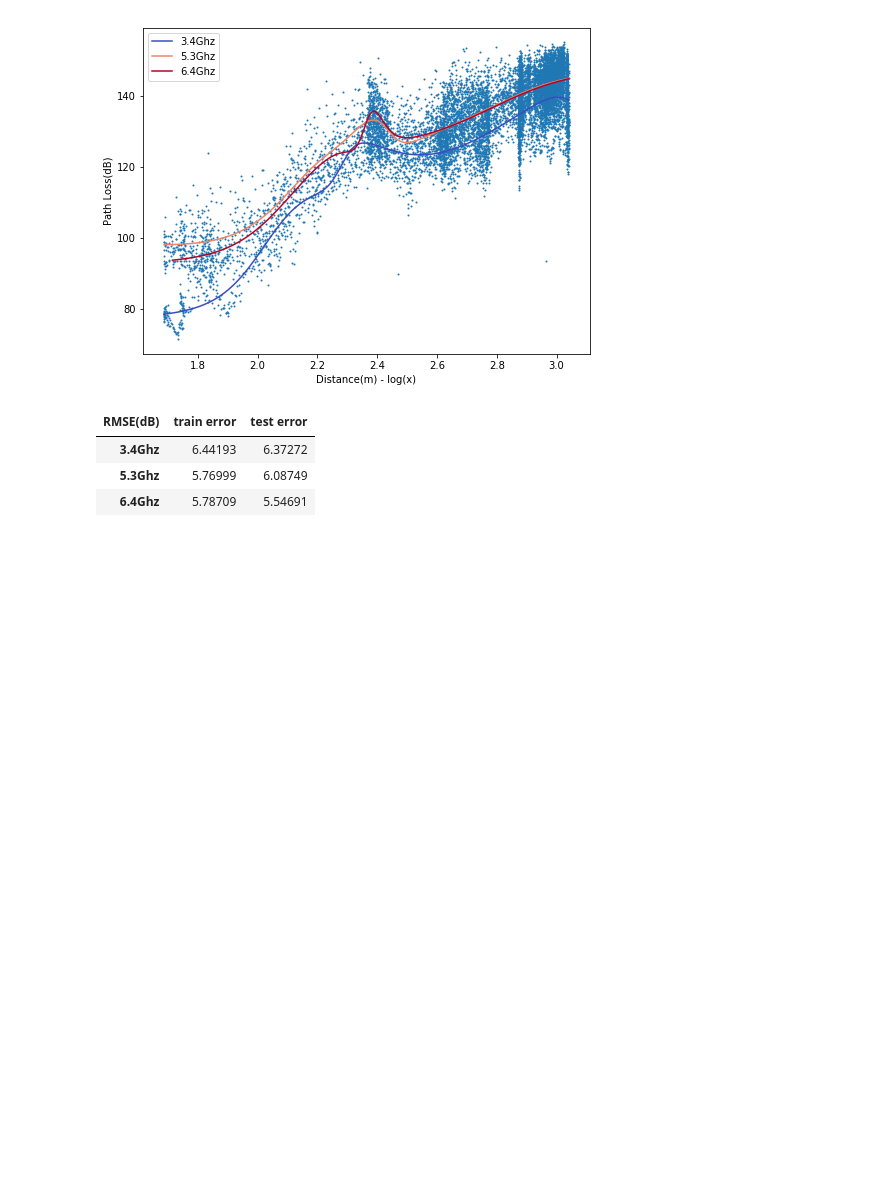
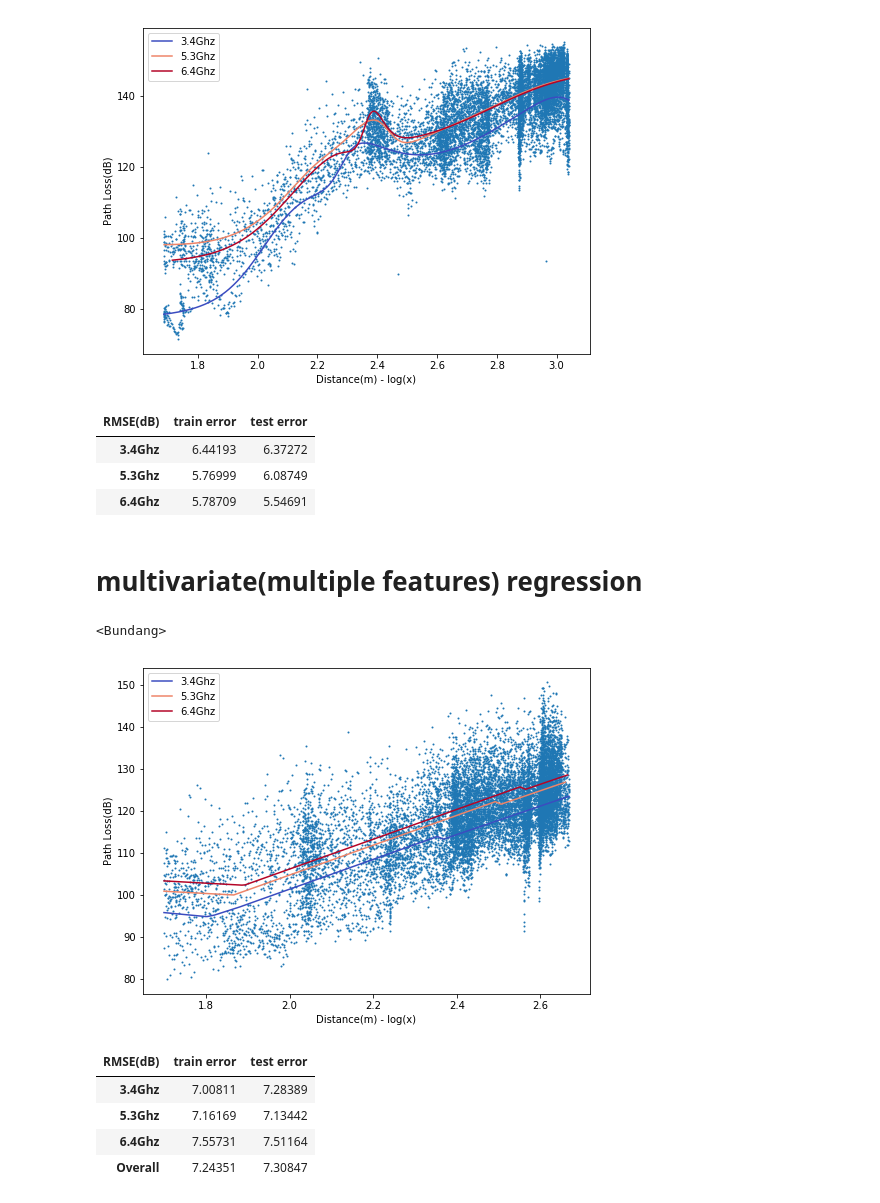
Before and after one commit to chanship72/pathloss, a Jupyter notebook: comb_regression.ipynb, the cells around one changed output. Drawn from its saved outputs; the diff is of its cells as text; code cells hidden in the pictures; blank space fills up the shorter version.

Commit message:
multidimensional regression

```diff
--- a/comb_regression.ipynb
+++ b/comb_regression.ipynb
@@ -254,3 +257,5 @@ stat = np.array([mlp_prediction_error(model_34,X_train_ma_34, y_train_ma_34),mlp
 | 3.4Ghz | 6.44193 | 6.37272 |
 | 5.3Ghz | 5.76999 | 6.08749 |
 | 6.4Ghz | 5.78709 | 5.54691 |
+# %% [markdown]
+# multivariate(multiple features) regression
@@ -256,0 +330,22 @@ stat = np.array([mlp_prediction_error(model_34,X_train_ma_34, y_train_ma_34),mlp
+# %%
+%autoreload
+model = None
+model = mlp_regression(X_train_bh, y_train_bh, (60,), 'relu', 'lbfgs')
+
+print("<Bundang>")
+mlp_train_multi_graph_comb(model, dataX_bh, X_train_bh[:,0], y_train_bh, 'relu', 'lbfgs')
+
+stat = np.array([mlp_prediction_error(model,X_train_bh_34, y_train_bh_34),mlp_prediction_error(model,X_test_bh_34, y_test_bh_34),
+                 mlp_prediction_error(model,X_train_bh_53, y_train_bh_53),mlp_prediction_error(model,X_test_bh_53, y_test_bh_53),
+                 mlp_prediction_error(model,X_train_bh_64, y_train_bh_64),mlp_prediction_error(model,X_test_bh_64, y_test_bh_64),
+                 mlp_prediction_error(model,X_train_bh, y_train_bh), mlp_prediction_error(model,X_test_bh, y_test_bh)])
+
+(pd.DataFrame(stat.reshape((4,2)),index=pd.Index(['3.4Ghz','5.3Ghz','6.4Ghz', 'Overall']), columns=pd.Index(['train error','test error'],name='RMSE(dB)')))
+# %% [output]
+<Bundang>
+[figure, added]
+| RMSE(dB) | train error | test error |
+| 3.4Ghz | 7.00811 | 7.28389 |
+| 5.3Ghz | 7.16169 | 7.13442 |
+| 6.4Ghz | 7.55731 | 7.51164 |
+| Overall | 7.24351 | 7.30847 |
```
Also changed, not shown: parts of 8 cells of this notebook, 2 other files.
